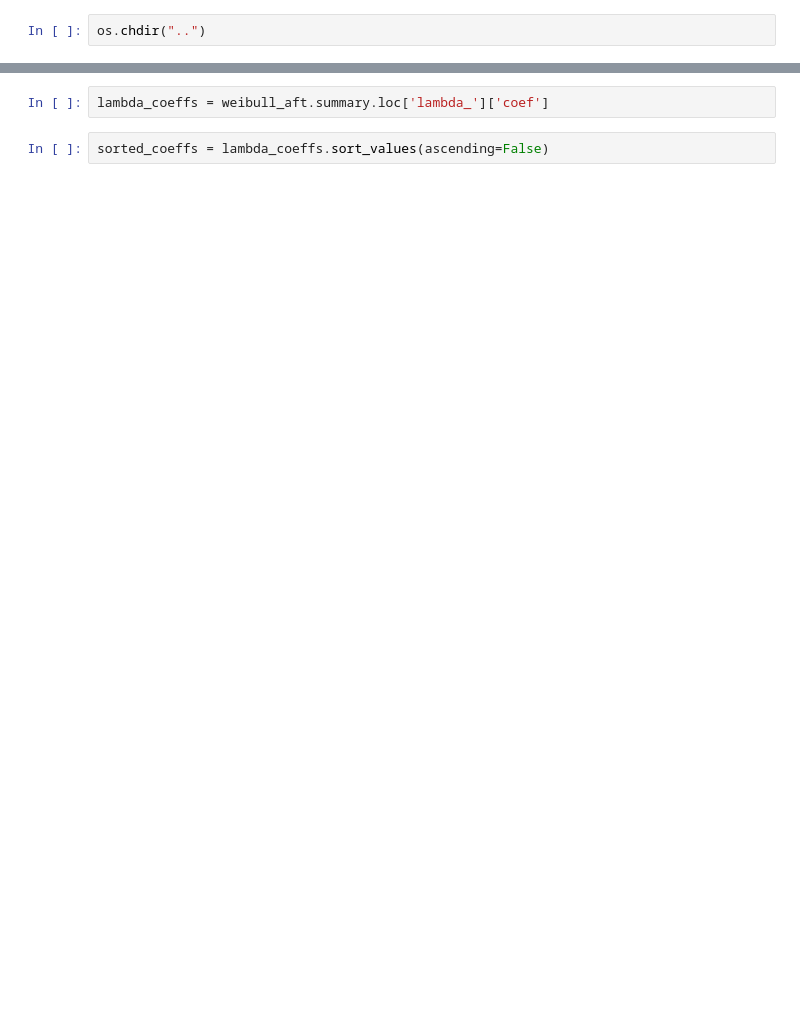
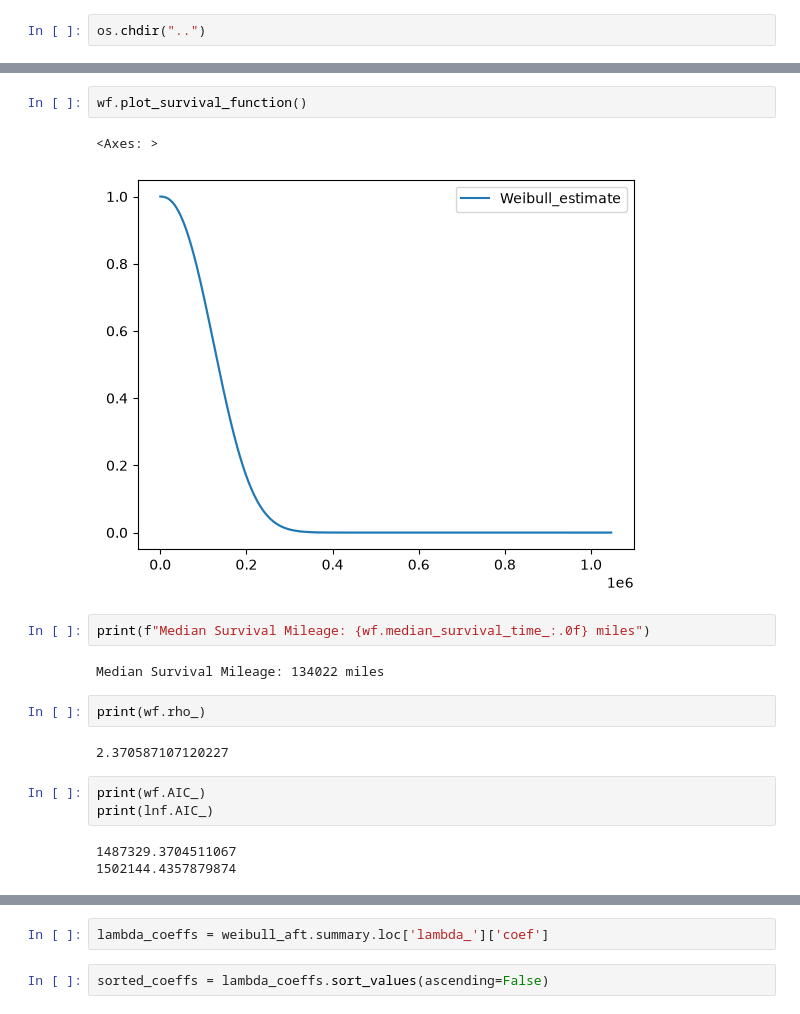
Before and after one commit to Nasser-Sanchez/UK-MOT-Reliability-Analysis, a Jupyter notebook: notebooks/survival_analysis.ipynb, the cells around one changed output, grey strips where cells are left out. Saved outputs shown, nothing was run; the diff lists cells and outputs as text; blank space fills up the shorter version.

```diff
--- a/notebooks/survival_analysis.ipynb
+++ b/notebooks/survival_analysis.ipynb
@@ -118,3 +84,22 @@ df_sample = df_sample.sample(frac=0.3, random_state=123)
+# %%
+wf.plot_survival_function()
+# %% [output]
+<Axes: >
+[figure, added]
+# %%
+print(f"Median Survival Mileage: {wf.median_survival_time_:.0f} miles")
+# %% [output]
+Median Survival Mileage: 134022 miles
+# %%
+print(wf.rho_)
+# %% [output]
+2.370587107120227
+# %%
+print(wf.AIC_)
+print(lnf.AIC_)
+# %% [output]
+1487329.3704511067
+1502144.4357879874
 # %%
 weibull_aft = WeibullAFTFitter()
 
```
Also changed, not shown: parts of 26 cells of this notebook.
